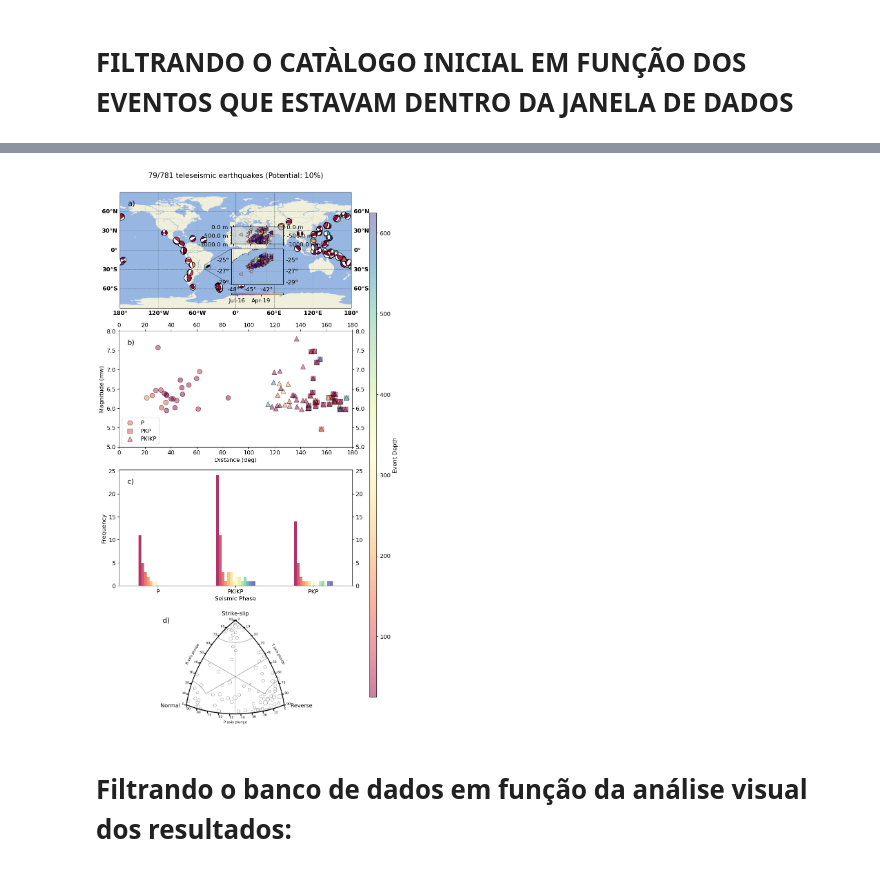
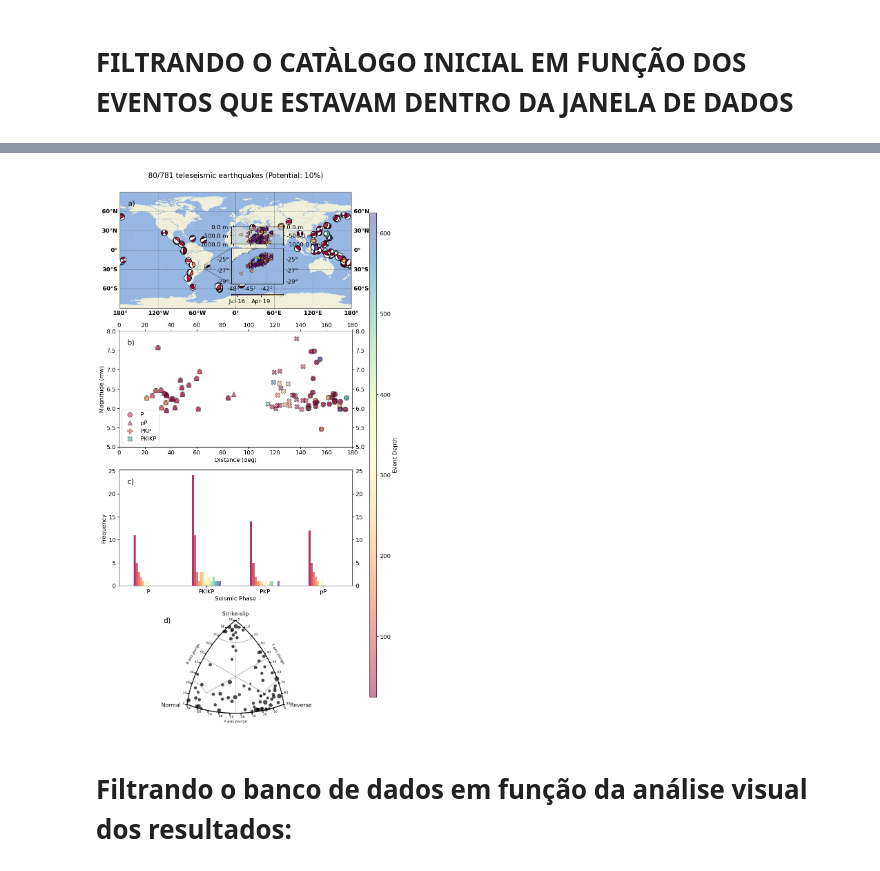
Before and after one commit to dIOGOLOC/marefone, a Jupyter notebook: diverse_tools/Tutorial/REGIONAL_LOCAL_EVENT_IDENTIFICATION/REGIONAL_TELESSEISMIC_EVENT/Tutorial_regional_teleseismic_event_ploting_via_quakexml.ipynb, the cells around one changed output, grey strips where cells are left out. Cells and saved outputs as stored; diff of their text form; code cells hidden in the pictures.

Commit message:
Automatic detection P, pP, PKIKP and PKP.

```diff
--- a/diverse_tools/Tutorial/REGIONAL_LOCAL_EVENT_IDENTIFICATION/REGIONAL_TELESSEISMIC_EVENT/Tutorial_regional_teleseismic_event_ploting_via_quakexml.ipynb
+++ b/diverse_tools/Tutorial/REGIONAL_LOCAL_EVENT_IDENTIFICATION/REGIONAL_TELESSEISMIC_EVENT/Tutorial_regional_teleseismic_event_ploting_via_quakexml.ipynb
@@ -97,7 +97,7 @@ def mseed_data_2_dataframe(i):
 # %%
 pandas_mseed_lst = []
 
-with Pool(processes=12) as p:
+with Pool(processes=20) as p:
     max_ = len(filenames_MSEED)
     with tqdm(total=max_) as pbar:
         for result in p.imap_unordered(mseed_data_2_dataframe,filenames_MSEED):
@@ -354,9 +354,8 @@ def modified_energy_ratio(a, nsta, power=3):
 # %%
 # Função de filtro para a condição especificada
 def condition(lst):
-    valid_last_elements = [[True, True], [True, False], [False, True], [False, False]]
-    return (lst[0] == [False, False] and
-            lst[1] == [False, False] and
-            lst[2] == [False, False] and
-            (lst[3] in valid_last_elements and lst[4] == [True, True] or
-             lst[3] == [True, True] and lst[4] in valid_last_elements))
+    valid_last_elements = [True, False]
+    return (lst[0] == False and
+            lst[1] == False and
+            lst[2] == False and
+            (lst[3] in valid_last_elements and lst[4] == True or lst[3] == True and lst[4] in valid_last_elements))
@@ -1330,5 +1305,5 @@ def event_search(inpt,CUT_BEFORE=-120,CUT_AFTER=300,FREQ_CFT=3,STA_short=2,LTA_s
 # %%
-fases_sismicas = ["P","PP","pP","PKIKP","PKP"]
+fases_sismicas = ["P","pP","PKIKP","PKP"]
 input_data = []
 for fs in fases_sismicas:
     for ev in cat:
@@ -1337,7 +1312,7 @@ for fs in fases_sismicas:
 %%capture out
 
 df_results = []
-with Pool(processes=5) as p:
+with Pool(processes=20) as p:
     max_ = len(input_data)
     with tqdm(total=max_) as pbar:
         for result in p.imap_unordered(event_search,input_data):
@@ -1528,7 +1485,7 @@ ax_histx.patch.set_alpha(0.5)
 # ----------------------------------------------------------------------------------------------------------
 # Adding colorbar
 divider = make_axes_locatable(axins)
-ax_cb = divider.append_axes("bottom",size="4%", pad=0.25, axes_class=plt.Axes)
+ax_cb = divider.append_axes("bottom",size="3%", pad=0.3, axes_class=plt.Axes)
 
 fig.add_axes(ax_cb)
 cb = plt.colorbar(h, cax=ax_cb,orientation="horizontal")
@@ -1543,15 +1500,17 @@ ax.indicate_inset_zoom(axins, edgecolor="black")
 ax1 = fig.add_subplot(4, 1, 2)
 
 P_df = dataframe_events_glider[dataframe_events_glider.Phase == "P"]
+pP_df = dataframe_events_glider[dataframe_events_glider.Phase == "pP"]
 PKP_df = dataframe_events_glider[dataframe_events_glider.Phase == "PKP"]
 PKIKP_df = dataframe_events_glider[dataframe_events_glider.Phase == "PKIKP"]
 
 sc1 = ax1.scatter(P_df.distance,P_df.magnitude,marker='o',c=P_df.ev_depth_round.to_list(),vmax=dataframe_events_glider.ev_depth_round.max(),vmin=dataframe_events_glider.ev_depth_round.min(),s=100,cmap='Spectral',edgecolors='k',alpha=0.5)
-sc2 = ax1.scatter(PKP_df.distance,PKP_df.magnitude,marker='s',c=PKP_df.ev_depth_round.to_list(),vmax=dataframe_events_glider.ev_depth_round.max(),vmin=dataframe_events_glider.ev_depth_round.min(),s=100,cmap='Spectral',edgecolors='k',alpha=0.5)
-sc3 = ax1.scatter(PKIKP_df.distance,PKIKP_df.magnitude,marker='^',c=PKIKP_df.ev_depth_round.to_list(),vmax=dataframe_events_glider.ev_depth_round.max(),vmin=dataframe_events_glider.ev_depth_round.min(),s=100,cmap='Spectral',edgecolors='k',alpha=0.5)
+sc2 = ax1.scatter(pP_df.distance,pP_df.magnitude,marker='^',c=pP_df.ev_depth_round.to_list(),vmax=dataframe_events_glider.ev_depth_round.max(),vmin=dataframe_events_glider.ev_depth_round.min(),s=100,cmap='Spectral',edgecolors='k',alpha=0.5)
+sc3 = ax1.scatter(PKP_df.distance,PKP_df.magnitude,marker='P',c=PKP_df.ev_depth_round.to_list(),vmax=dataframe_events_glider.ev_depth_round.max(),vmin=dataframe_events_glider.ev_depth_round.min(),s=100,cmap='Spectral',edgecolors='k',alpha=0.5)
+sc4 = ax1.scatter(PKIKP_df.distance,PKIKP_df.magnitude,marker='X',c=PKIKP_df.ev_depth_round.to_list(),vmax=dataframe_events_glider.ev_depth_round.max(),vmin=dataframe_events_glider.ev_depth_round.min(),s=100,cmap='Spectral',edgecolors='k',alpha=0.5)
 
-sc = [sc1,sc2,sc3]
-ax1.legend(sc,["$P$","PKP","PKIKP"], loc='lower left',scatterpoints=1)
+sc = [sc1,sc2,sc3,sc4]
+ax1.legend(sc,["P","pP","PKP","PKIKP"], loc='lower left',scatterpoints=1)
 
 ax1.set_xlim(0,180)
 ax1.set_ylim(5,8)
@@ -1567,34 +1526,34 @@ ax1.text(x=0.05,y=0.9,s='b)',ha="center", va="center",transform=ax1.transAxes,fo
 ax2 = fig.add_subplot(4, 1, 3)
 sc4 = pd.crosstab(dataframe_events_glider.Phase, dataframe_events_glider.ev_depth_round).plot.bar(stacked=False,cmap='Spectral',alpha=0.8,ax=ax2,legend=False)
 ax2.set_xlabel('Seismic Phase')
 ax2.set_ylabel('Frequency')
 ax2.tick_params(axis='x', rotation=0, labelbottom=True, labeltop=False, labelleft=True, labelright=True,bottom=True, top=False, left=True, right=True)
 ax2.tick_params(axis='y', labelbottom=True, labeltop=False, labelleft=True, labelright=True,bottom=True, top=False, left=True, right=True)
 ax2.text(x=0.05,y=0.9,s='c)',ha="center", va="center",transform=ax2.transAxes,fontsize=15)
 
 #####################################################
 # Adding FOCAL MECHANISM PLOT
 #####################################################
 
 from matplotlib.figure import Figure
 from matplotlib.offsetbox import OffsetImage, AnnotationBbox
 ax3 = fig.add_subplot(4, 1, 4)
 arr_img = plt.imread(FOLDER_OUTPUT+'FIGURAS/STATISTICS/glider_earthquakes_focal_mechanisms_potential.png')
 ax3.imshow(arr_img)
 ax3.axis('off')
 ax3.text(x=0.05,y=0.9,s='d)',ha="center", va="center",transform=ax3.transAxes,fontsize=15)
 
 # ----------------------------------------------------------------------------------------------------------
 # Adding colorbar
 fig.subplots_adjust(right=0.8)
 cbar_ax = fig.add_axes([0.85, 0.15, 0.02, 0.7])
 fig.colorbar(sc2, cax=cbar_ax,label='Event Depth',fraction=0.025, shrink= 0.025)
 
 # -------------------------------------------------------------------------------------------------------------------------------------------
 os.makedirs(FOLDER_OUTPUT+'FIGURAS/STATISTICS/',exist_ok=True)
 fig.savefig(FOLDER_OUTPUT+'FIGURAS/STATISTICS/database_earthquake_potential.png',pad_inches=0.025)
 # %% [output]
-[figure, old version]
+[figure, new version]
 # %% [markdown]
 # Filtrando o banco de dados em função da análise visual dos resultados:
 # %%
```
Also changed, not shown: parts of 17 cells of this notebook, 2 other files.
